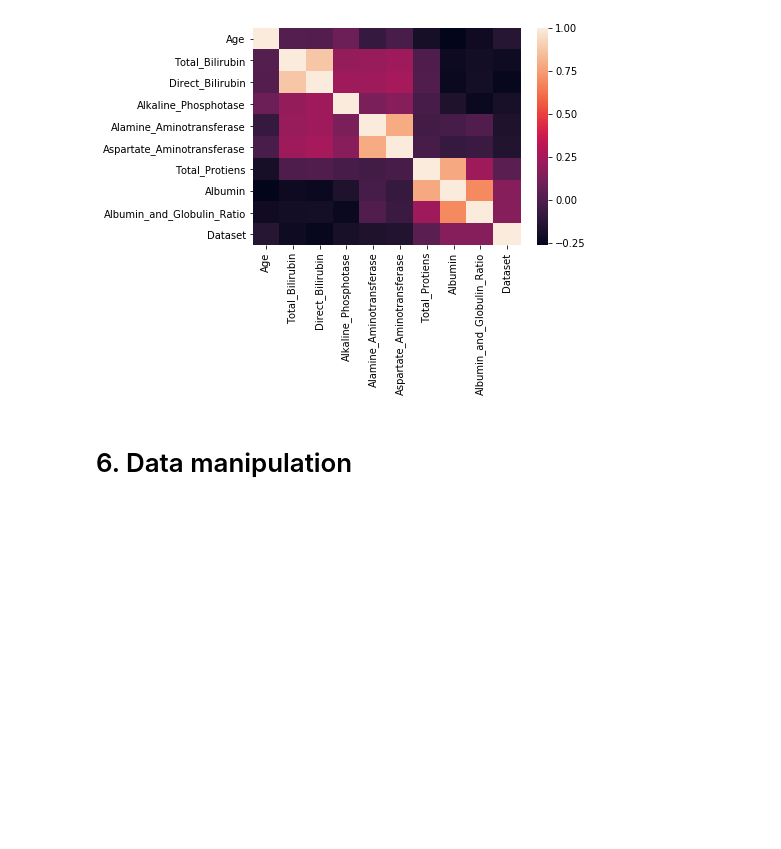
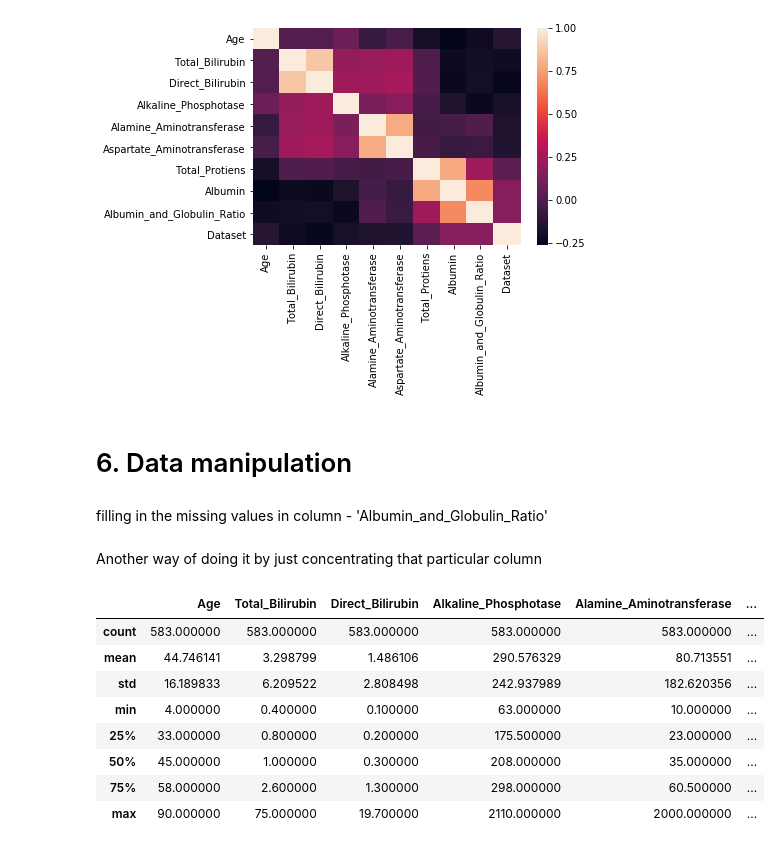
Before and after one commit to arbi11/CompEM1, a Jupyter notebook: 1_pandas_RF.ipynb, the cells around one changed output. Drawn from its saved outputs; the diff is of its cells as text; code cells hidden in the pictures; blank space fills up the shorter version.

```diff
--- a/1_pandas_RF.ipynb
+++ b/1_pandas_RF.ipynb
@@ -83,3 +90,23 @@ index = data_frame['Albumin_and_Globulin_Ratio'].index[data_frame['Albumin_and_G
 [figure]
 # %% [markdown]
 # 6. Data manipulation
+# %% [markdown]
+filling in the missing values in column - 'Albumin_and_Globulin_Ratio'
+# %%
+data_frame = data_frame.fillna(data_frame.mean())
+# %% [markdown]
+Another way of doing it by just concentrating that particular column
+# %%
+data_frame['Albumin_and_Globulin_Ratio'].fillna((data_frame['Albumin_and_Globulin_Ratio'].mean()), inplace= True)
+# %%
+data_frame.describe()
+# %% [output]
+|  | Age | Total_Bilirubin | Direct_Bilirubin | Alkaline_Phosphotase | Alamine_Aminotransferase | ... |
+| count | 583.000000 | 583.000000 | 583.000000 | 583.000000 | 583.000000 | ... |
+| mean | 44.746141 | 3.298799 | 1.486106 | 290.576329 | 80.713551 | ... |
+| std | 16.189833 | 6.209522 | 2.808498 | 242.937989 | 182.620356 | ... |
+| min | 4.000000 | 0.400000 | 0.100000 | 63.000000 | 10.000000 | ... |
+| 25% | 33.000000 | 0.800000 | 0.200000 | 175.500000 | 23.000000 | ... |
+| 50% | 45.000000 | 1.000000 | 0.300000 | 208.000000 | 35.000000 | ... |
+| 75% | 58.000000 | 2.600000 | 1.300000 | 298.000000 | 60.500000 | ... |
+| max | 90.000000 | 75.000000 | 19.700000 | 2110.000000 | 2000.000000 | ... |
```
Also changed, not shown: parts of 1 cell of this notebook.
